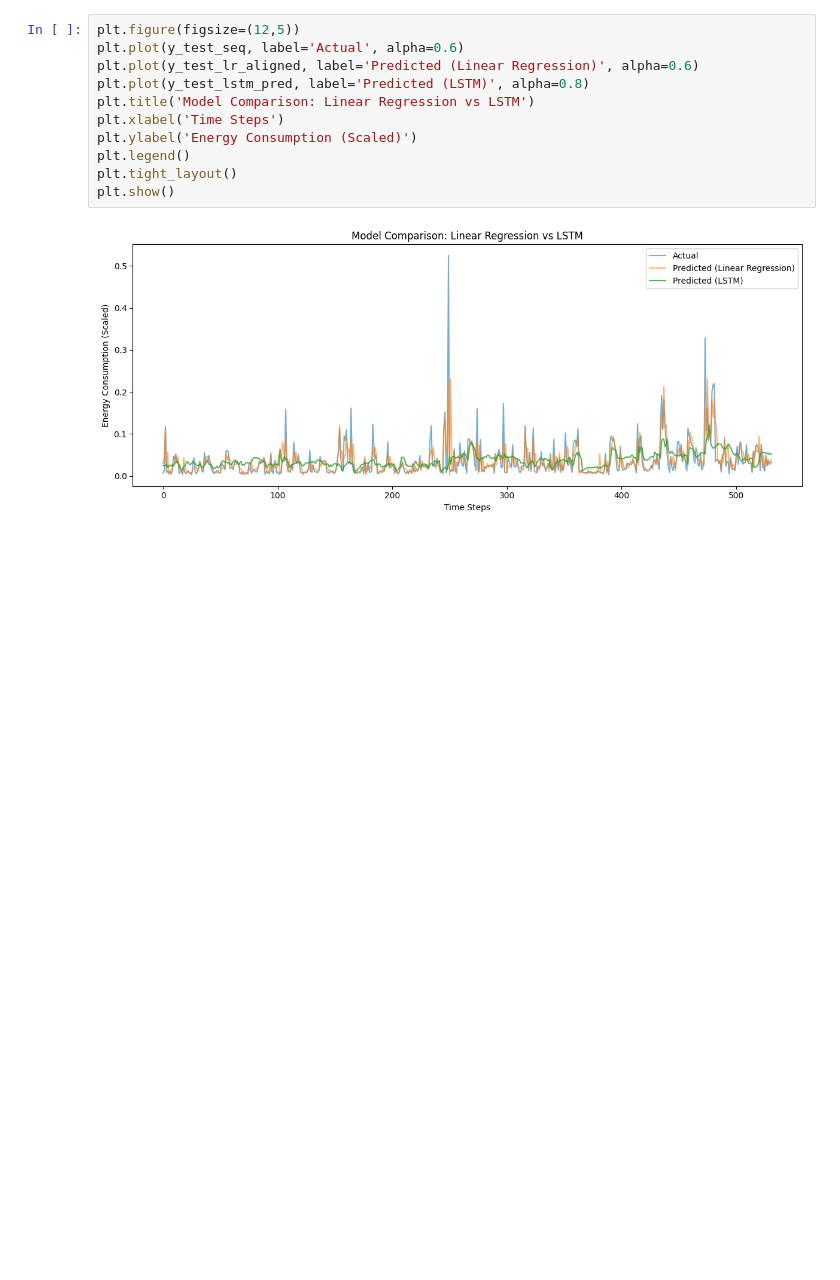
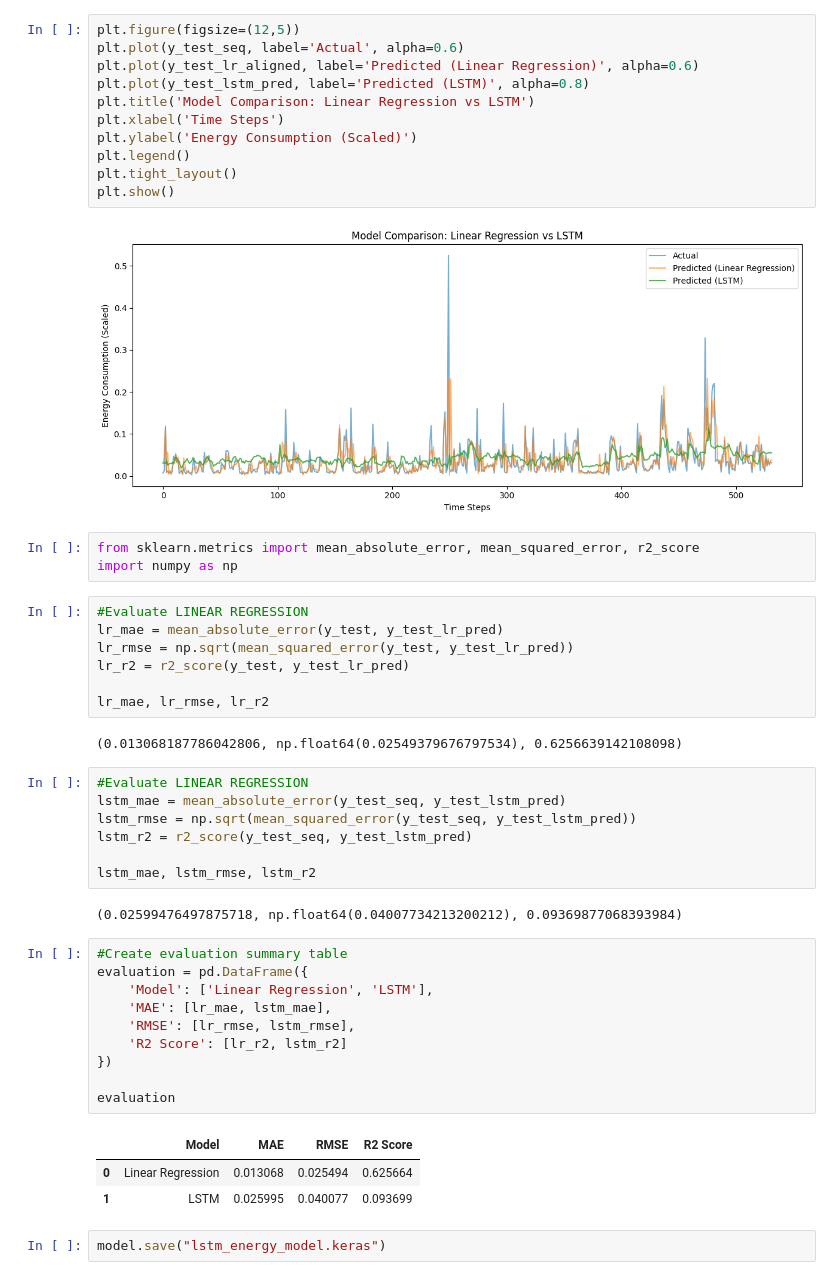
Before and after one commit to Keerthana-Uppanda/SmartEnergyProject, a Jupyter notebook: notebooks/04_LSTM_Model.ipynb, the cells around one changed output. Saved outputs shown, nothing was run; the diff lists cells and outputs as text; blank space fills up the shorter version.

Commit message:
Add Module 6: Model evaluation, selection, saving, and Flask-compatible integration

```diff
--- a/notebooks/04_LSTM_Model.ipynb
+++ b/notebooks/04_LSTM_Model.ipynb
@@ -236,3 +236,40 @@ plt.tight_layout()
 plt.show()
 # %% [output]
 [figure]
+# %%
+from sklearn.metrics import mean_absolute_error, mean_squared_error, r2_score
+import numpy as np
+# %%
+#Evaluate LINEAR REGRESSION
+lr_mae = mean_absolute_error(y_test, y_test_lr_pred)
+lr_rmse = np.sqrt(mean_squared_error(y_test, y_test_lr_pred))
+lr_r2 = r2_score(y_test, y_test_lr_pred)
+
+lr_mae, lr_rmse, lr_r2
+# %% [output]
+(0.013068187786042806, np.float64(0.02549379676797534), 0.6256639142108098)
+# %%
+#Evaluate LINEAR REGRESSION
+lstm_mae = mean_absolute_error(y_test_seq, y_test_lstm_pred)
+lstm_rmse = np.sqrt(mean_squared_error(y_test_seq, y_test_lstm_pred))
+lstm_r2 = r2_score(y_test_seq, y_test_lstm_pred)
+
+lstm_mae, lstm_rmse, lstm_r2
+# %% [output]
+(0.02599476497875718, np.float64(0.04007734213200212), 0.09369877068393984)
+# %%
+#Create evaluation summary table
+evaluation = pd.DataFrame({
+    'Model': ['Linear Regression', 'LSTM'],
+    'MAE': [lr_mae, lstm_mae],
+    'RMSE': [lr_rmse, lstm_rmse],
+    'R2 Score': [lr_r2, lstm_r2]
+})
+
+evaluation
+# %% [output]
+|  | Model | MAE | RMSE | R2 Score |
+| 0 | Linear Regression | 0.013068 | 0.025494 | 0.625664 |
+| 1 | LSTM | 0.025995 | 0.040077 | 0.093699 |
+# %%
+model.save("lstm_energy_model.keras")
```
Also changed, not shown: parts of 13 cells of this notebook.
